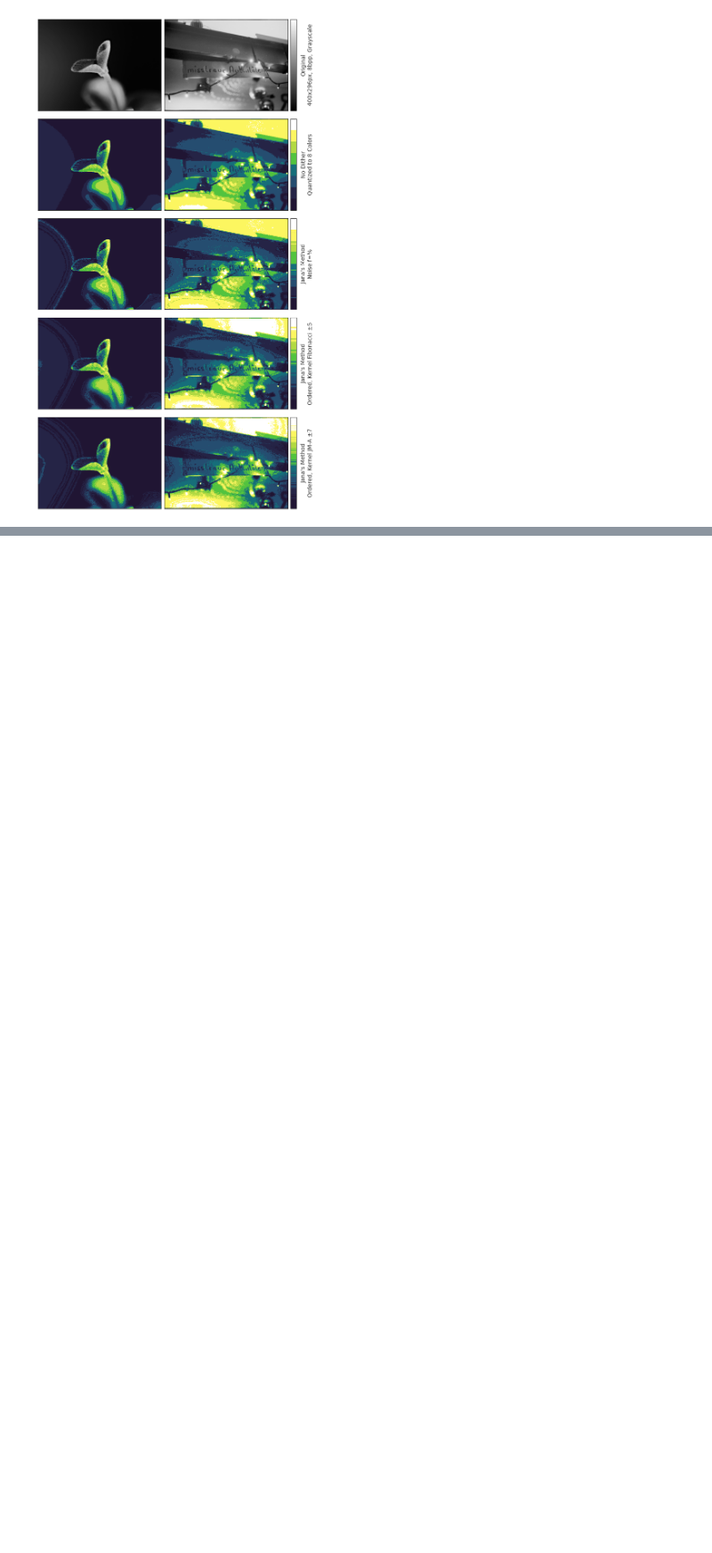
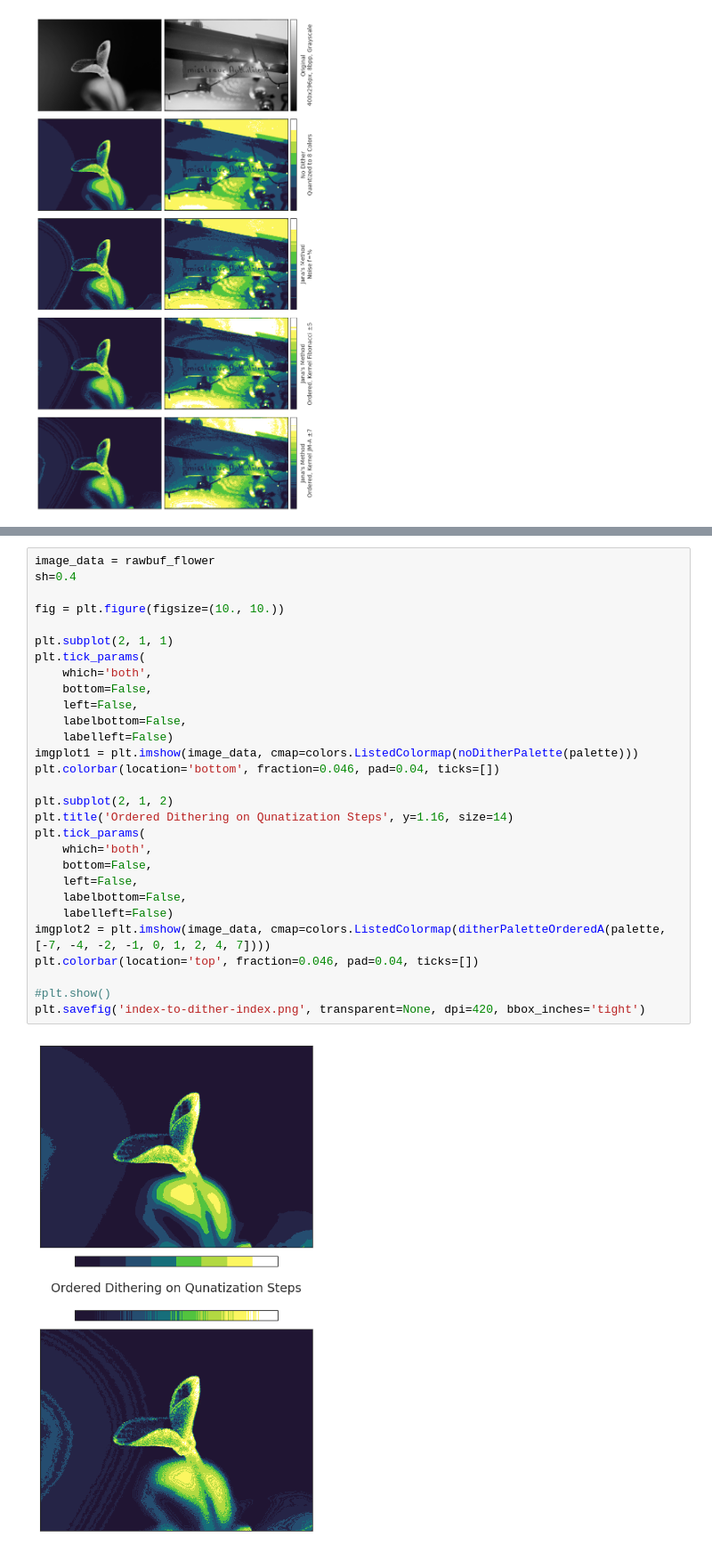
Before and after one commit to Jana-Marie/InDi, a Jupyter notebook: indit.ipynb, the cells around one changed output, grey strips where cells are left out. Shown: that part at 89% size. Drawn from its saved outputs; the diff is of its cells as text; blank space fills up the shorter version.

```diff
--- a/indit.ipynb
+++ b/indit.ipynb
@@ -153,0 +185,31 @@ plt.savefig('out.png', transparent=None, dpi=420, bbox_inches='tight')
+# %%
+image_data = rawbuf_flower
+sh=0.4
+
+fig = plt.figure(figsize=(10., 10.))
+
+plt.subplot(2, 1, 1)
+plt.tick_params(
+    which='both',
+    bottom=False,
+    left=False,
+    labelbottom=False,
+    labelleft=False)
+imgplot1 = plt.imshow(image_data, cmap=colors.ListedColormap(noDitherPalette(palette)))
+plt.colorbar(location='bottom', fraction=0.046, pad=0.04, ticks=[])
+
+plt.subplot(2, 1, 2)
+plt.title('Ordered Dithering on Qunatization Steps', y=1.16, size=14)
+plt.tick_params(
+    which='both',
+    bottom=False,
+    left=False,
+    labelbottom=False,
+    labelleft=False)
+imgplot2 = plt.imshow(image_data, cmap=colors.ListedColormap(ditherPaletteOrderedA(palette, [-7, -4, -2, -1, 0, 1, 2, 4, 7])))
+plt.colorbar(location='top', fraction=0.046, pad=0.04, ticks=[])
+
+#plt.show()
+plt.savefig('index-to-dither-index.png', transparent=None, dpi=420, bbox_inches='tight')
+# %% [output]
+[figure, added]
```
Also changed, not shown: parts of 1 cell of this notebook.
